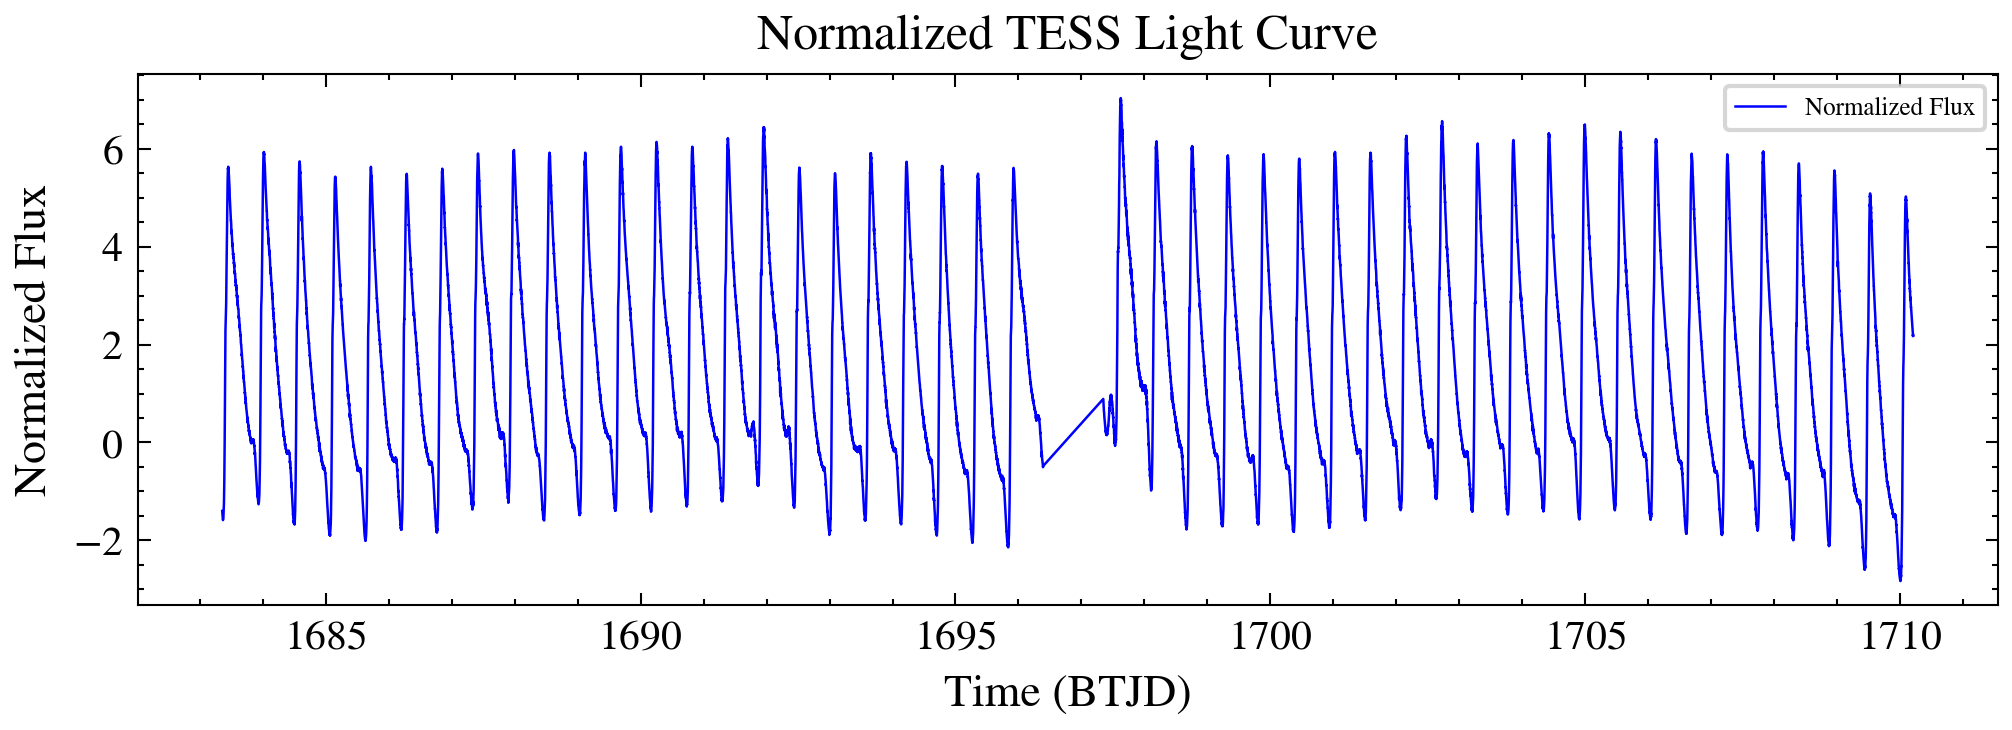
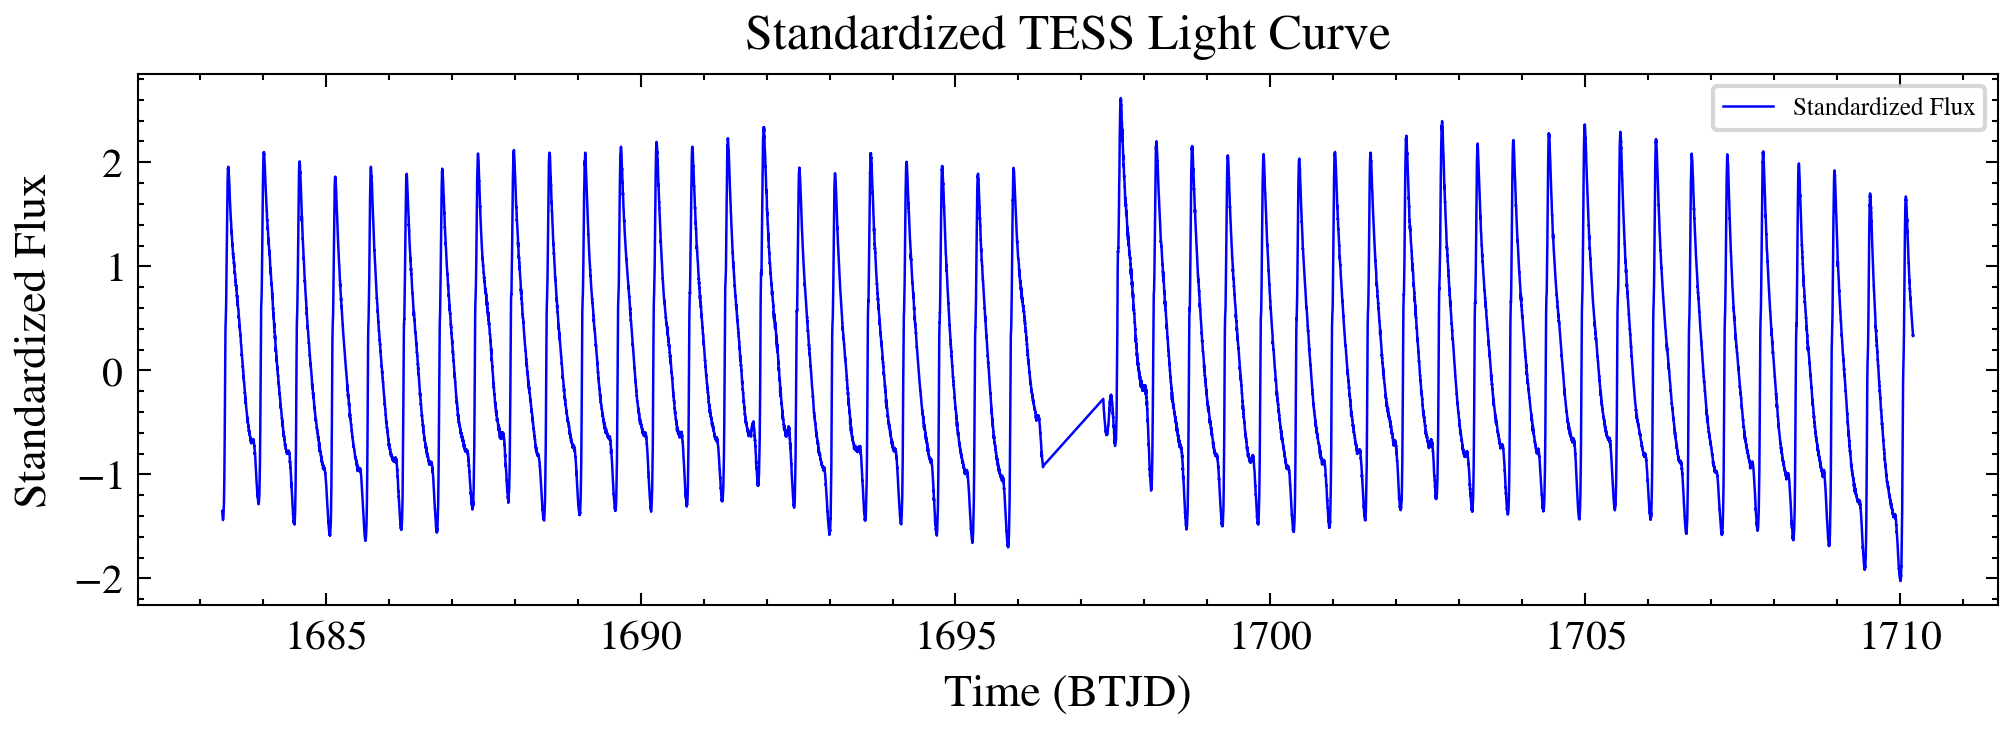
Code edit (unified diff) that turned the first committed figure into the second:
--- before
+++ after
@@ -1,23 +1,31 @@
-fig, ax = plt.subplots(figsize=(8,2.3), dpi=300)
-lc_clean = lc.remove_nans().normalize()
+lc_clean = lc.remove_nans()
 
-lc_clean.plot(
-    ax=ax,
+flux = lc_clean.flux.value
+flux_std = (flux - np.mean(flux)) / np.std(flux)
+
+fig, ax = plt.subplots(figsize=(8, 2.3), dpi=300)
+
+ax.plot(
+    lc_clean.time.value,
+    flux_std,
     color='blue',
     lw=0.6,
-    label='Normalized Flux'
+    label='Standardized Flux'
 )
 
-ax.set_title("Normalized TESS Light Curve", fontsize=12)
+ax.set_title("Standardized TESS Light Curve", fontsize=12)
 ax.set_xlabel("Time (BTJD)", fontsize=11)
-ax.set_ylabel("Normalized Flux", fontsize=11)
+ax.set_ylabel("Standardized Flux", fontsize=11)
 
 ax.legend(frameon=True, fontsize=6)
 
-ax.tick_params(axis='both', which='major',
-               labelsize=10,
-               direction='in',
-               top=True,
-               right=True)
+ax.tick_params(
+    axis='both',
+    which='major',
+    labelsize=10,
+    direction='in',
+    top=True,
+    right=True
+)
 
 ax.minorticks_on()

Commit: Created using Colab